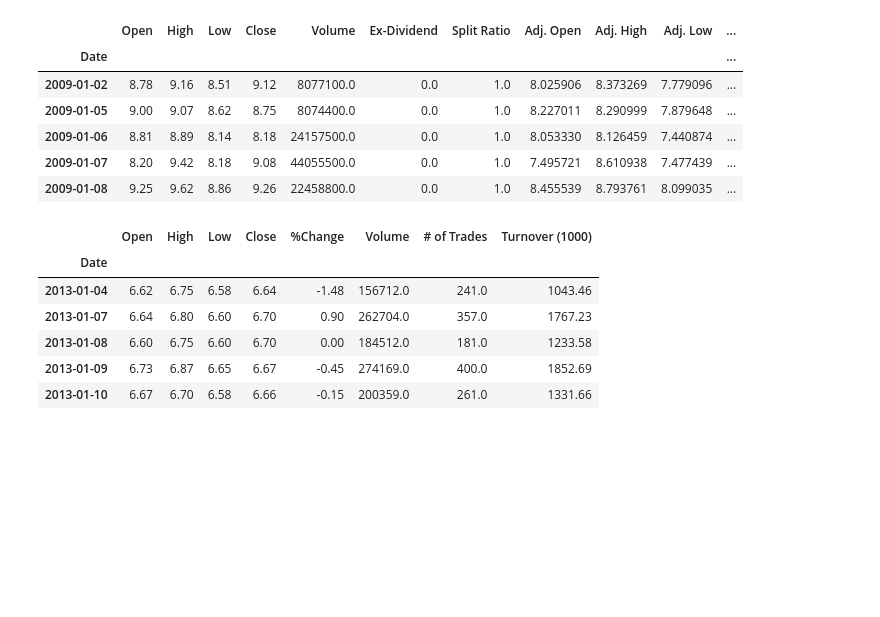
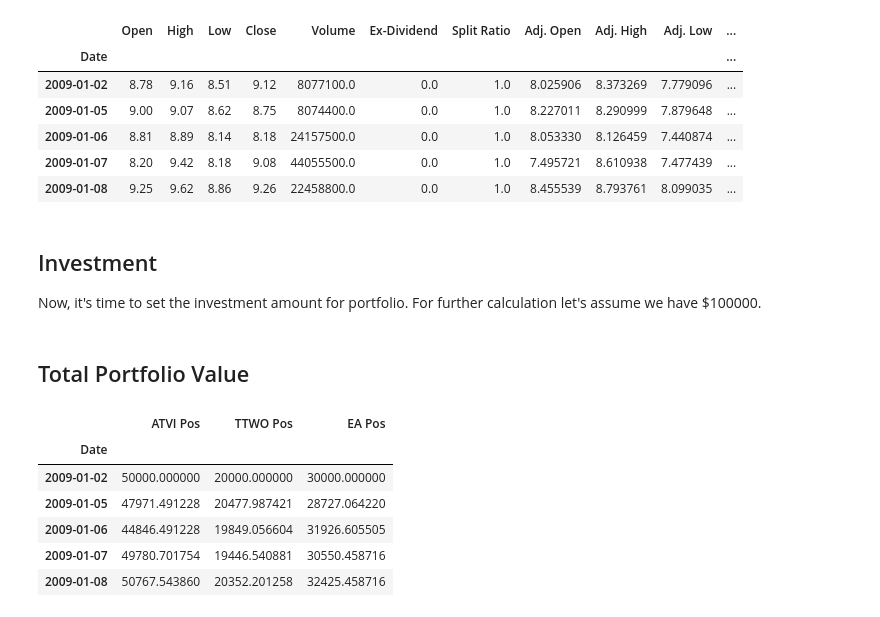
Before and after one commit to SimonSlominski/Python_for_finance, a Jupyter notebook: Sharpe_ratio_and_portfolio_values_analysis/Sharpe Ratio and Portfolio Values.ipynb, the cells around one changed output. Drawn from its saved outputs; the diff is of its cells as text; code cells hidden in the pictures; blank space fills up the shorter version.

Commit message:
Add calculations for Total Portfolio Value

```diff
--- a/Sharpe_ratio_and_portfolio_values_analysis/Sharpe Ratio and Portfolio Values.ipynb
+++ b/Sharpe_ratio_and_portfolio_values_analysis/Sharpe Ratio and Portfolio Values.ipynb
@@ -36,3 +80,7 @@ atvi.head()
 | 2009-01-06 | 8.81 | 8.89 | 8.14 | 8.18 | 24157500.0 | 0.0 | 1.0 | 8.053330 | 8.126459 | 7.440874 | ... |
 | 2009-01-07 | 8.20 | 9.42 | 8.18 | 9.08 | 44055500.0 | 0.0 | 1.0 | 7.495721 | 8.610938 | 7.477439 | ... |
 | 2009-01-08 | 9.25 | 9.62 | 8.86 | 9.26 | 22458800.0 | 0.0 | 1.0 | 8.455539 | 8.793761 | 8.099035 | ... |
+# %% [markdown]
+## Investment
+
+Now, it's time to set the investment amount for portfolio. For further calculation let's assume we have $100000.
@@ -39,10 +93,17 @@ atvi.head()
+# %% [markdown]
+## Total Portfolio Value
+# %%
+portfolio_value = pd.concat([atvi['Position Values'], ttwo['Position Values'], ea['Position Values']], axis=1)
+# %%
+# Changing the names of columns for each company
+portfolio_value.columns = ['ATVI Pos', 'TTWO Pos', 'EA Pos']
 # %%
-cdp.head()
+portfolio_value.head()
 # %% [output]
-|  | Open | High | Low | Close | %Change | Volume | # of Trades | Turnover (1000) |
-| Date |  |  |  |  |  |  |  |  |
-| 2013-01-04 | 6.62 | 6.75 | 6.58 | 6.64 | -1.48 | 156712.0 | 241.0 | 1043.46 |
-| 2013-01-07 | 6.64 | 6.80 | 6.60 | 6.70 | 0.90 | 262704.0 | 357.0 | 1767.23 |
-| 2013-01-08 | 6.60 | 6.75 | 6.60 | 6.70 | 0.00 | 184512.0 | 181.0 | 1233.58 |
-| 2013-01-09 | 6.73 | 6.87 | 6.65 | 6.67 | -0.45 | 274169.0 | 400.0 | 1852.69 |
-| 2013-01-10 | 6.67 | 6.70 | 6.58 | 6.66 | -0.15 | 200359.0 | 261.0 | 1331.66 |
+|  | ATVI Pos | TTWO Pos | EA Pos |
+| Date |  |  |  |
+| 2009-01-02 | 50000.000000 | 20000.000000 | 30000.000000 |
+| 2009-01-05 | 47971.491228 | 20477.987421 | 28727.064220 |
+| 2009-01-06 | 44846.491228 | 19849.056604 | 31926.605505 |
+| 2009-01-07 | 49780.701754 | 19446.540881 | 30550.458716 |
+| 2009-01-08 | 50767.543860 | 20352.201258 | 32425.458716 |
```
Also changed, not shown: parts of 15 cells of this notebook.
